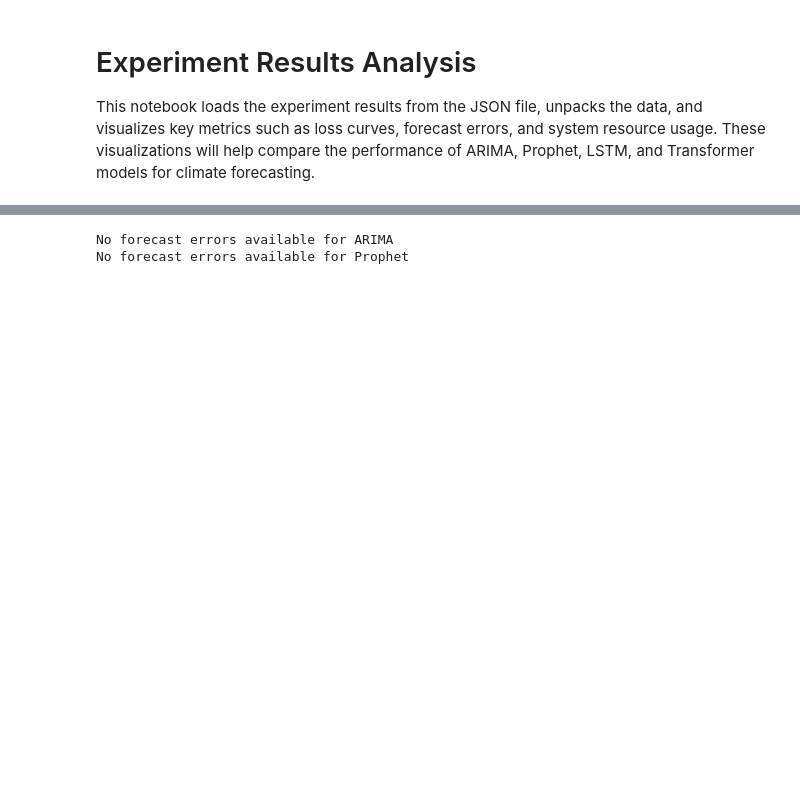
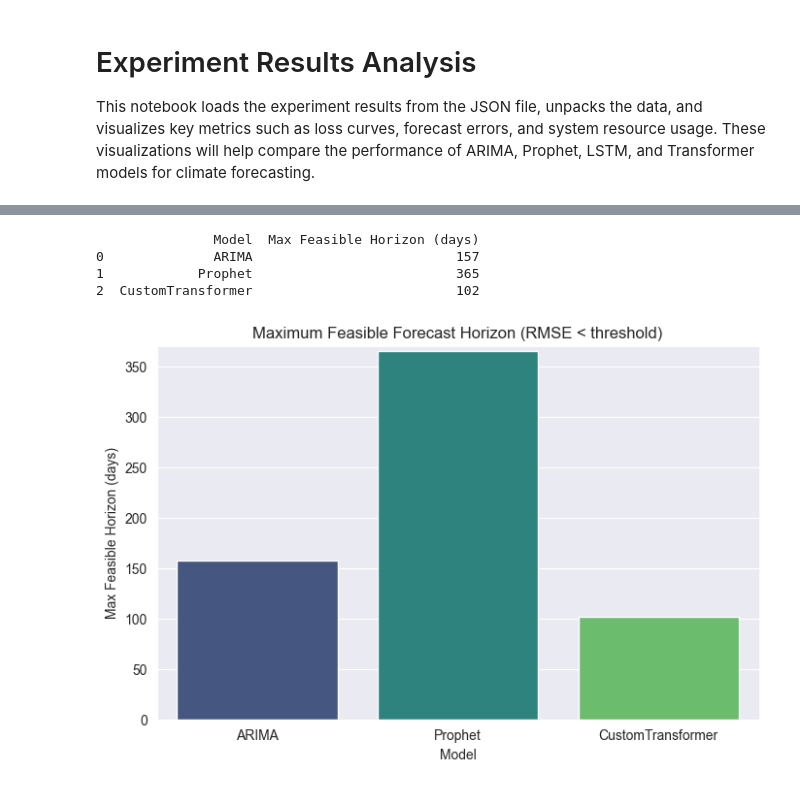
Before and after one commit to kcbojanowski/transformers-climate-change, a Jupyter notebook: notebooks/model_results_analysis.ipynb, the cells around one changed output, grey strips where cells are left out. Cells and saved outputs as stored; diff of their text form; code cells hidden in the pictures; blank space fills up the shorter version.

```diff
--- a/notebooks/model_results_analysis.ipynb
+++ b/notebooks/model_results_analysis.ipynb
@@ -119,18 +180,22 @@ for model in ["LSTM", "Transformer"]:
 # %%
-def plot_forecast_errors(model_name, results_dict):
-    if "forecast_errors" in results_dict:
-        plt.figure(figsize=(8,5))
-        plt.plot(results_dict["forecast_errors"], marker="o")
-        plt.title(f"{model_name} Forecast Errors")
-        plt.xlabel("Time Step")
-        plt.ylabel("Forecast Error")
-        plt.show()
-    else:
-        print(f"No forecast errors available for {model_name}")
+max_horizons = {}
+for model in models:
+    if model in unpacked_horizon:
+        max_horizons[model] = unpacked_horizon[model].get("max_feasible_horizon", 0)
 
-for model in ["ARIMA", "Prophet", "LSTM", "Transformer"]:
-    if model in unpacked_results:
-        plot_forecast_errors(model, unpacked_results[model])
+max_horizons_df = pd.DataFrame(list(max_horizons.items()), columns=["Model", "Max Feasible Horizon (days)"])
+print(max_horizons_df)
+
+plt.figure(figsize=(8, 5))
+sns.barplot(data=max_horizons_df, x="Model", y="Max Feasible Horizon (days)", palette="viridis", hue="Model")
+plt.title("Maximum Feasible Forecast Horizon (RMSE < threshold)")
+plt.xlabel("Model")
+plt.ylabel("Max Feasible Horizon (days)")
+plt.ylim(0, max(max_horizons_df["Max Feasible Horizon (days)"]) + 5)
+plt.show()
 # %% [output]
-No forecast errors available for ARIMA
-No forecast errors available for Prophet
+               Model  Max Feasible Horizon (days)
+0              ARIMA                          157
+1            Prophet                          365
+2  CustomTransformer                          102
+[figure, added]
```
Also changed, not shown: parts of 15 cells of this notebook, 7 other files.
